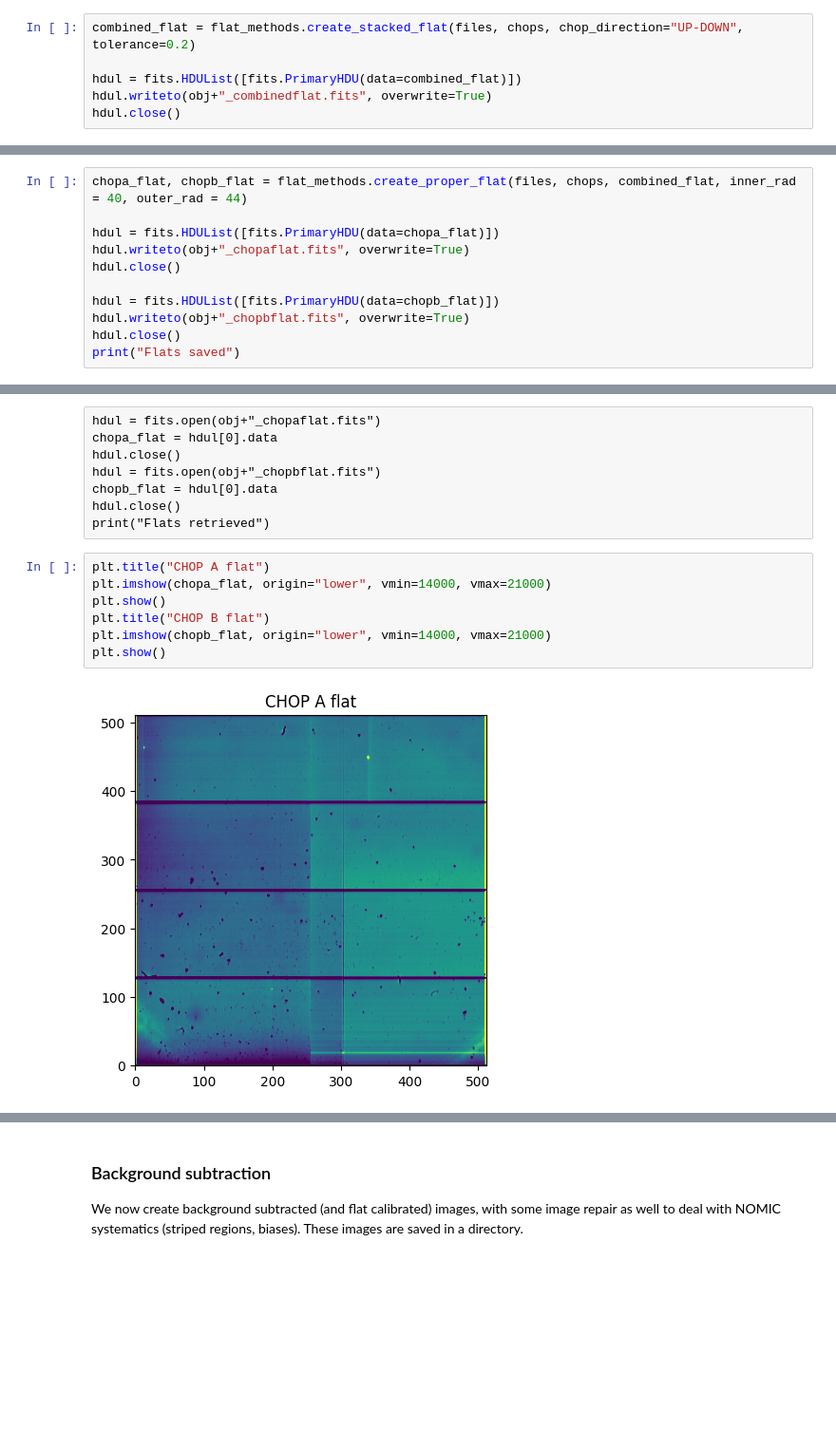
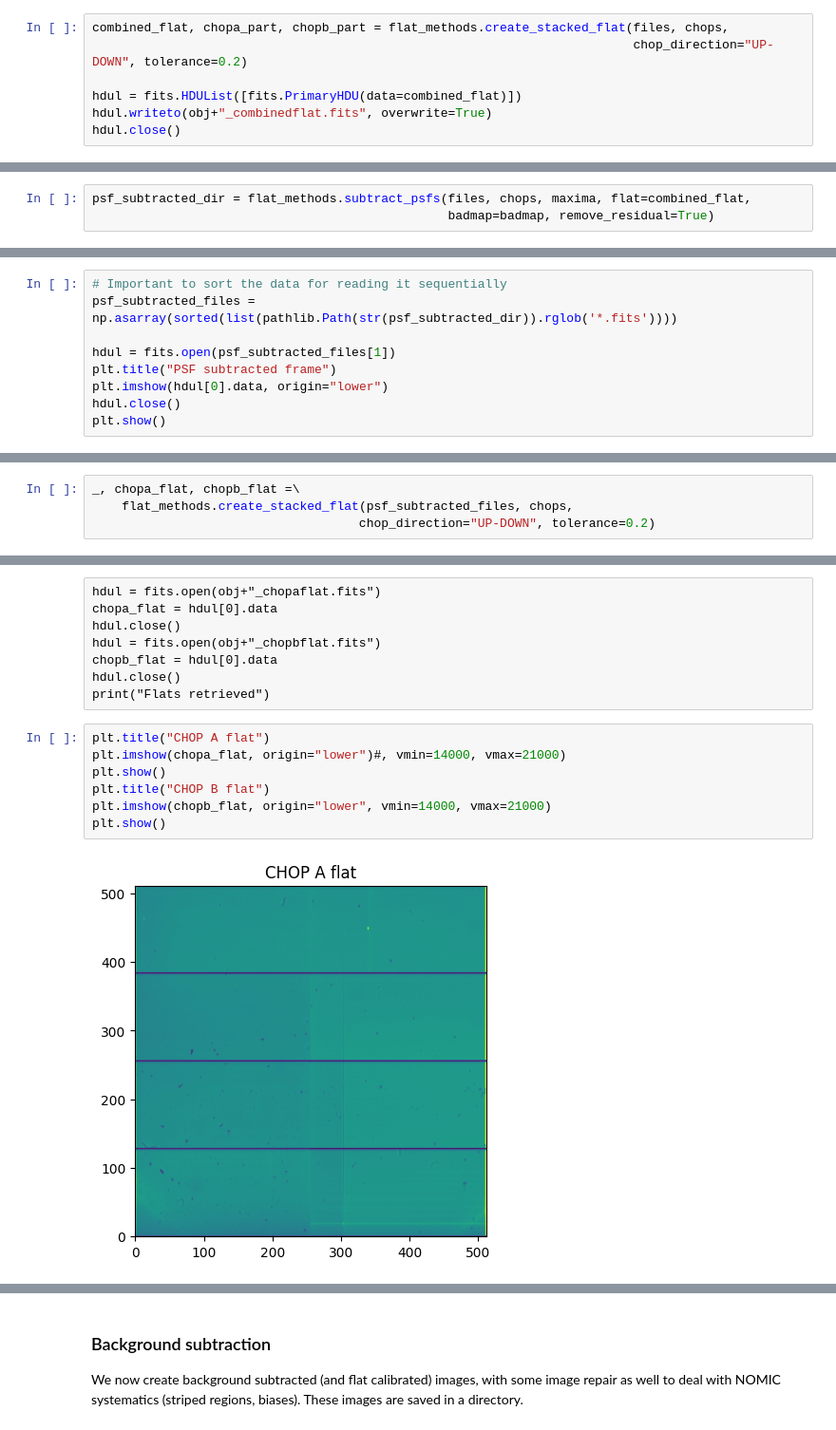
Before and after one commit to vivekv7323/pyNOMIC, a Jupyter notebook: notebooks/singlesidedreduction.ipynb, the cells around one changed output, grey strips where cells are left out. Shown at 95% size. Drawn from its saved outputs; the diff is of its cells as text; blank space fills up the shorter version.

```diff
--- a/notebooks/singlesidedreduction.ipynb
+++ b/notebooks/singlesidedreduction.ipynb
@@ -158,5 +160,6 @@ The temporary flat we created earlier was a good proxy for identifying chop stat
 # %%
-combined_flat = flat_methods.create_stacked_flat(files, chops, chop_direction="UP-DOWN", tolerance=0.2)
+combined_flat, chopa_part, chopb_part = flat_methods.create_stacked_flat(files, chops,
+                                                                         chop_direction="UP-DOWN", tolerance=0.2)
 
 hdul = fits.HDUList([fits.PrimaryHDU(data=combined_flat)])
 hdul.writeto(obj+"_combinedflat.fits", overwrite=True)
@@ -178,12 +185,4 @@ plt.show()
 # %%
-chopa_flat, chopb_flat = flat_methods.create_proper_flat(files, chops, combined_flat, inner_rad = 40, outer_rad = 44)
-
-hdul = fits.HDUList([fits.PrimaryHDU(data=chopa_flat)])
-hdul.writeto(obj+"_chopaflat.fits", overwrite=True)
-hdul.close()
-
-hdul = fits.HDUList([fits.PrimaryHDU(data=chopb_flat)])
-hdul.writeto(obj+"_chopbflat.fits", overwrite=True)
-hdul.close()
-print("Flats saved")
+psf_subtracted_dir = flat_methods.subtract_psfs(files, chops, maxima, flat=combined_flat,
+                                                badmap=badmap, remove_residual=True)
 # %% [output]
@@ -192,0 +192,9 @@ Flats saved
+# %%
+# Important to sort the data for reading it sequentially
+psf_subtracted_files = np.asarray(sorted(list(pathlib.Path(str(psf_subtracted_dir)).rglob('*.fits'))))
+
+hdul = fits.open(psf_subtracted_files[1])
+plt.title("PSF subtracted frame")
+plt.imshow(hdul[0].data, origin="lower")
+hdul.close()
+plt.show()
@@ -192,0 +203,4 @@ Flats saved
+# %%
+_, chopa_flat, chopb_flat =\
+    flat_methods.create_stacked_flat(psf_subtracted_files, chops,
+                                    chop_direction="UP-DOWN", tolerance=0.2)
@@ -200,13 +228,13 @@ hdul.close()
 print("Flats retrieved")
 # %%
 plt.title("CHOP A flat")
-plt.imshow(chopa_flat, origin="lower", vmin=14000, vmax=21000)
+plt.imshow(chopa_flat, origin="lower")#, vmin=14000, vmax=21000)
 plt.show()
 plt.title("CHOP B flat")
 plt.imshow(chopb_flat, origin="lower", vmin=14000, vmax=21000)
 plt.show()
 # %% [output]
-[figure, old version]
+[figure, new version]
 [figure]
 # %% [markdown]
 ### Background subtraction
```
Also changed, not shown: parts of 30 cells of this notebook, 4 other files.
